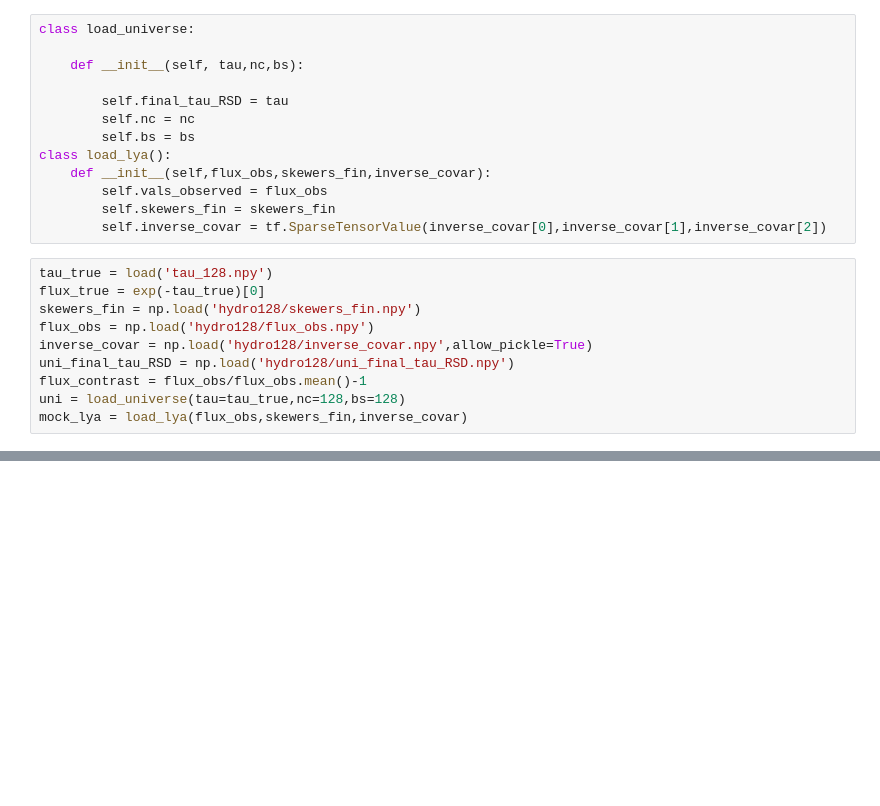
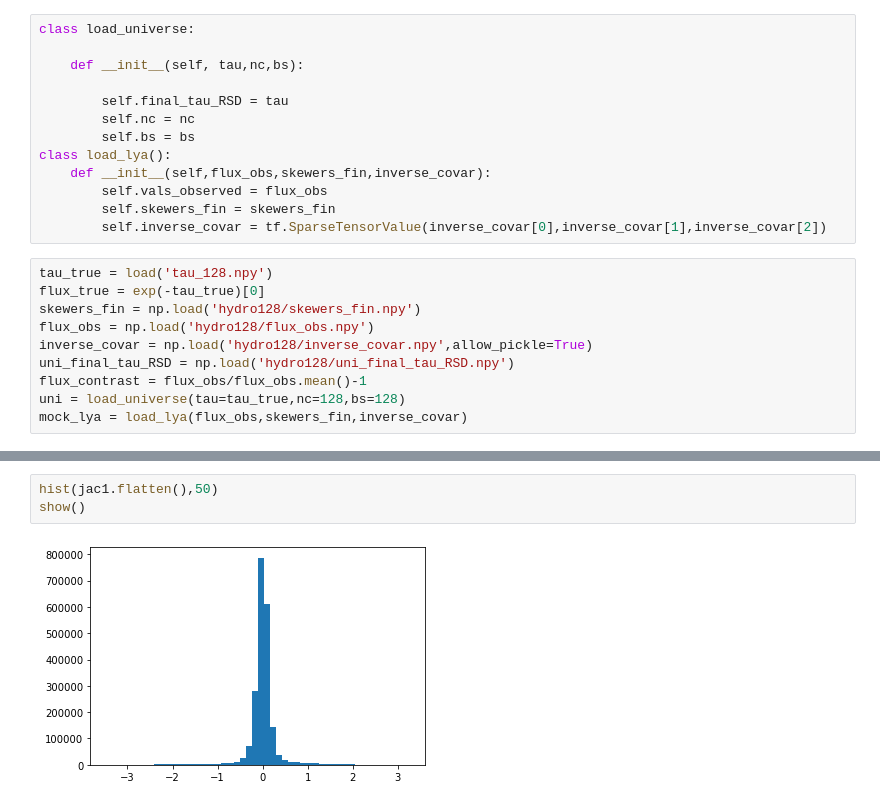
Before and after one commit to lizihao1008/Spectra, a Jupyter notebook: error analysis.ipynb, the cells around one changed output, grey strips where cells are left out. Cells and saved outputs as stored; diff of their text form; blank space fills up the shorter version.

```diff
--- a/error analysis.ipynb
+++ b/error analysis.ipynb
@@ -181 +181,6 @@ d_f = d_f-loss_0
+# %%
+hist(jac1.flatten(),50)
+show()
+# %% [output]
+[figure, added]
 # %%
```
Also changed, not shown: parts of 12 cells of this notebook.
